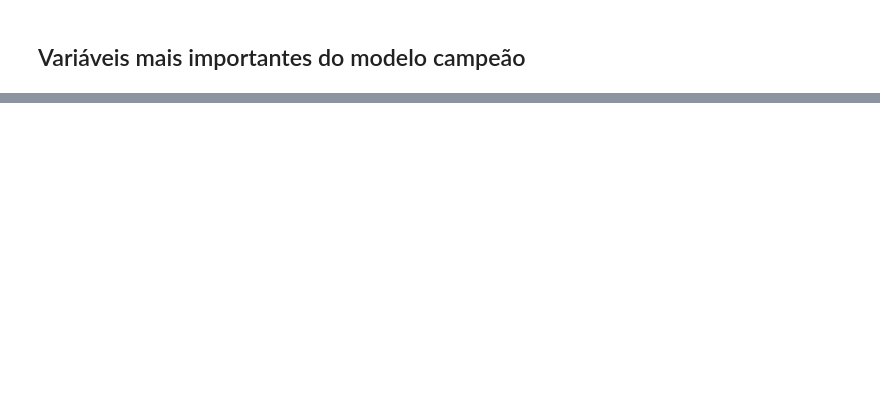
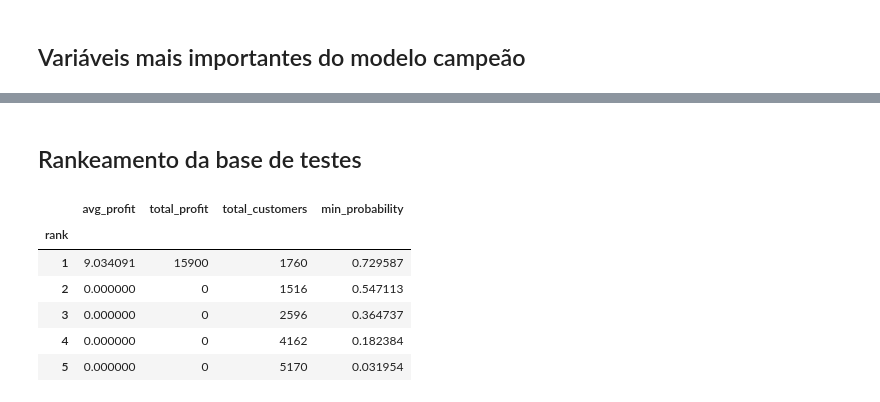
Before and after one commit to FelipeViacava/data-masters-case, a Jupyter notebook: 02-class.ipynb, the cells around one changed output, grey strips where cells are left out. Cells and saved outputs as stored; diff of their text form; code cells hidden in the pictures; blank space fills up the shorter version.

```diff
--- a/02-class.ipynb
+++ b/02-class.ipynb
@@ -253,0 +211,38 @@ feature_importances \
+# %% [markdown]
+## Rankeamento da base de testes
+# %%
+test \
+    .copy() \
+    .assign(predicted=hgb.predict(test.drop("TARGET",axis=1))) \
+    .assign(probability=hgb.predict_proba(test.drop("TARGET",axis=1))) \
+    .assign(
+        profit=(
+            lambda ldf:
+            ((ldf["TARGET"] * 100) - 10) * ldf["predicted"]
+        )
+    ) \
+    .assign(rank=hgb.rank_customers(test)) \
+    [["rank","profit","probability"]] \
+    .groupby("rank") \
+    .agg({
+        "profit": ["mean","sum","count"],
+        "probability": ["min"]
+    }) \
+    .droplevel(0,axis=1) \
+    .rename(
+        mapper={
+            "mean": "avg_profit",
+            "sum": "total_profit",
+            "count": "total_customers",
+            "min": "min_probability"
+        },
+        axis=1
+    )
+# %% [output]
+|  | avg_profit | total_profit | total_customers | min_probability |
+| rank |  |  |  |  |
+| 1 | 9.034091 | 15900 | 1760 | 0.729587 |
+| 2 | 0.000000 | 0 | 1516 | 0.547113 |
+| 3 | 0.000000 | 0 | 2596 | 0.364737 |
+| 4 | 0.000000 | 0 | 4162 | 0.182384 |
+| 5 | 0.000000 | 0 | 5170 | 0.031954 |
```
Also changed, not shown: parts of 16 cells of this notebook, 1 other file.
